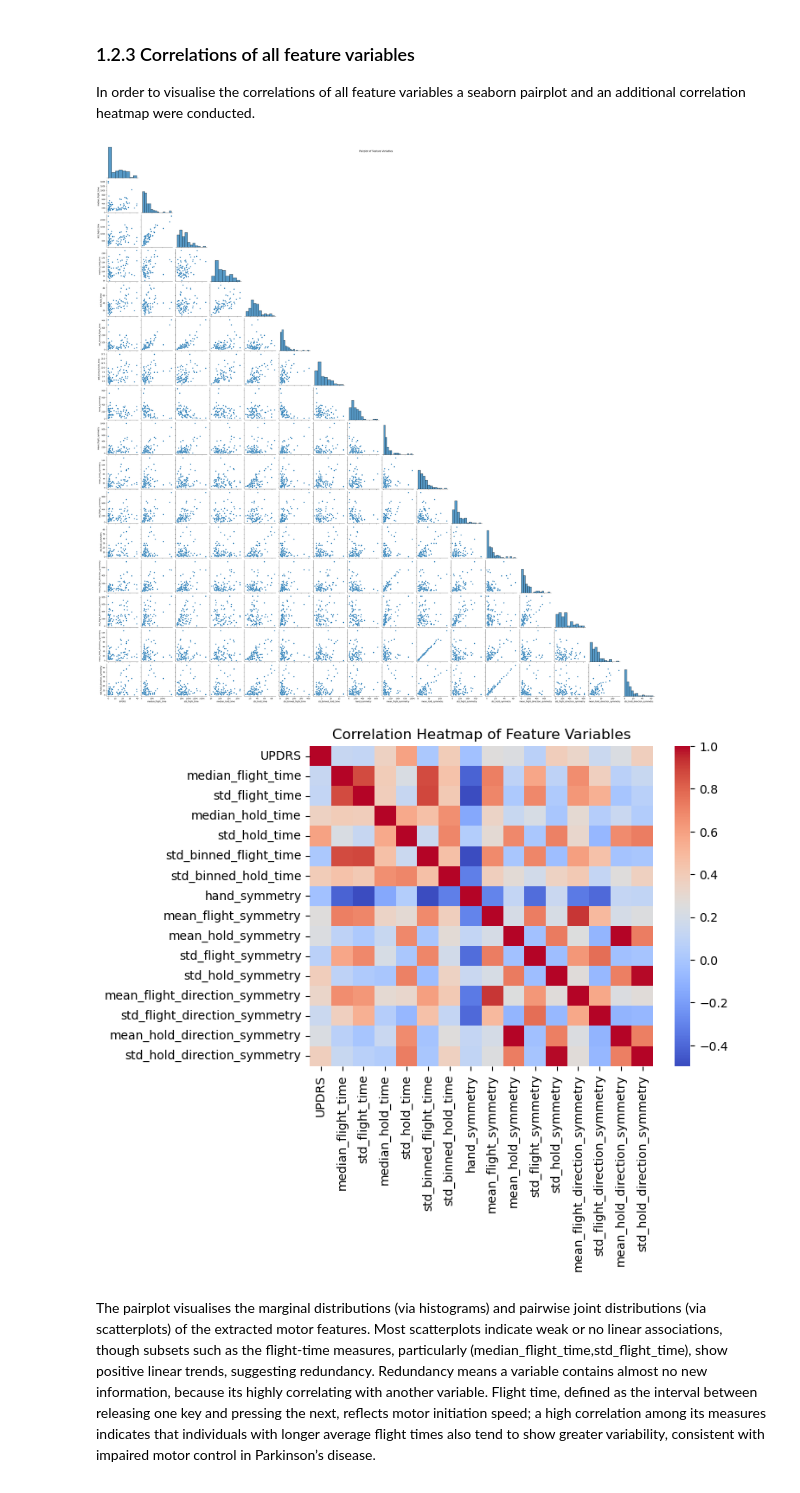
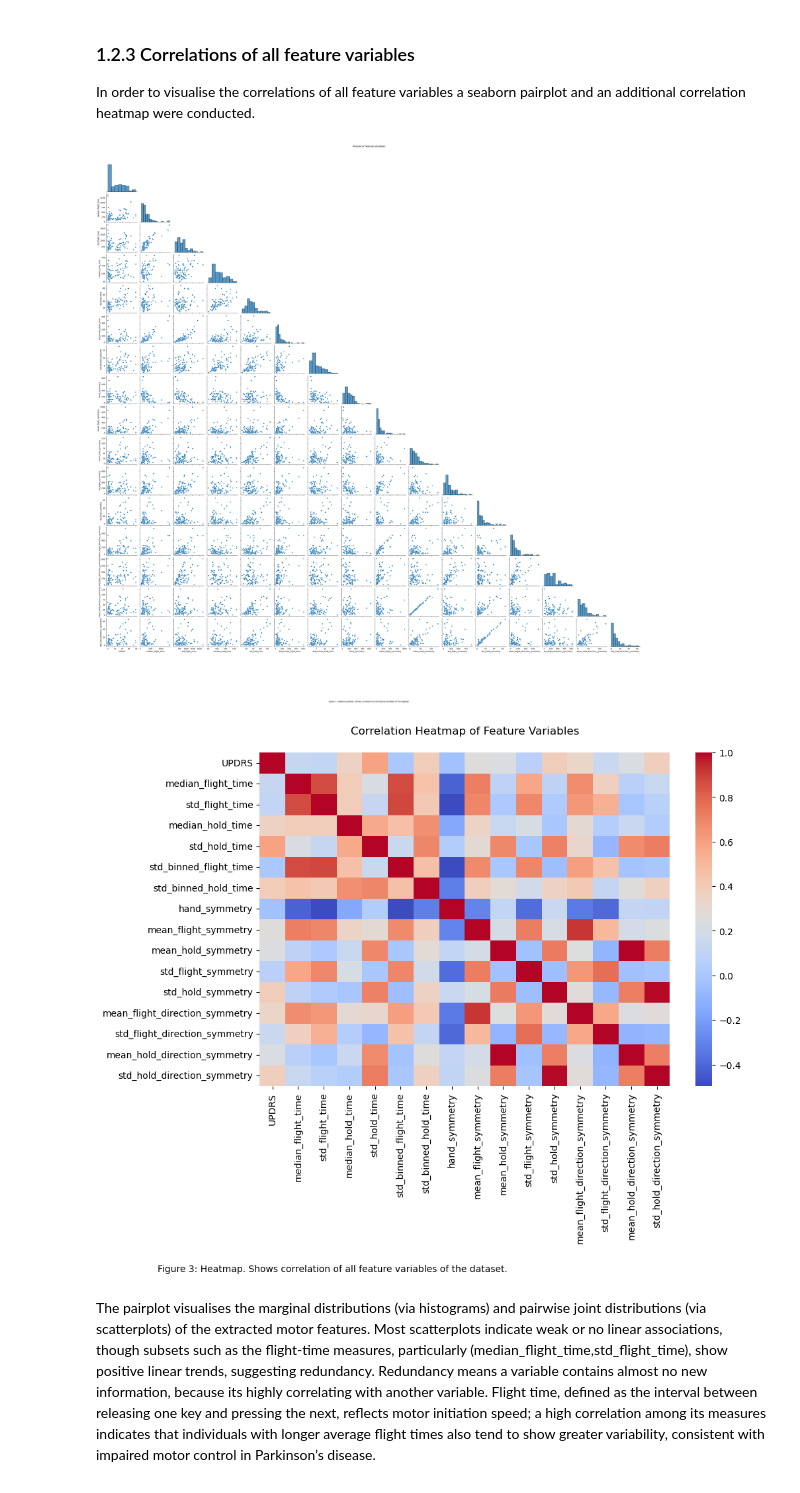
Before and after one commit to Chair2805/datenanalyse-gruppenprojekt, a Jupyter notebook: data science course work_new.ipynb, the cells around one changed output. Saved outputs shown, nothing was run; the diff lists cells and outputs as text; code cells hidden in the pictures.

```diff
--- a/data science course work_new.ipynb
+++ b/data science course work_new.ipynb
@@ -140,20 +193,49 @@ In order to visualise the correlations of all feature variables a seaborn pairpl
 features_only_df = df_features.drop(columns=['ID', 'Parkinsons'])   # drop non-feature columns
 
 # Pairplot: visualizes pairwise relationships between features
-sns.pairplot(features_only_df, corner=True)
-plt.suptitle('Pairplot of Feature Variables')
+pairplot = sns.pairplot(features_only_df, corner=True)
+# set titel
+pairplot.fig.suptitle("Pairplot of Feature Variables", y=1.02)
+
+# room underneath plot
+pairplot.fig.subplots_adjust(bottom=0.12)
+
+# Figure caption
+pairplot.fig.text(
+    0.5, 0.02,
+    "Figure 2: Seaborn pairplot. Shows correlation of all feature variables of the dataset.",
+    ha="center", fontsize=10
+)
+
 plt.show()
 # %% [output]
-[figure, old version]
+[figure, new version]
 # %%
 # to get a better overview: Correlation heatmap
 
-corr = features_only_df.corr()                # Computes the Pearson correlation coefficient between all pairs
-sns.heatmap(corr, cmap='coolwarm')            # Color-coded correlation strength
-plt.title('Correlation Heatmap of Feature Variables')
+# Computes the Pearson correlation coefficient between all pairs
+corr = features_only_df.corr()
+
+# heatmap; Color-coded correlation strength
+fig, ax = plt.subplots(figsize=(10, 8))
+sns.heatmap(corr, cmap='coolwarm', ax=ax)
+
+# titel
+ax.set_title("Correlation Heatmap of Feature Variables", pad=20)
+
+# makes space underneath
+fig.subplots_adjust(bottom=0.25)
+
+# Caption
+fig.text(
+    0.5, -0.1,
+    "Figure 3: Heatmap. Shows correlation of all feature variables of the dataset.",
+    ha="right", fontsize=10
+)
+
 plt.show()
 # %% [output]
-[figure, old version]
+[figure, new version]
 # %% [markdown]
 The pairplot visualises the marginal distributions (via histograms) and pairwise joint distributions (via scatterplots) of the extracted motor features. Most scatterplots indicate weak or no linear associations, though subsets such as the flight-time measures, particularly
 (median_flight_time,std_flight_time), show positive linear trends, suggesting redundancy. Redundancy means a variable contains almost no new information, because its highly correlating with another variable.
```
Also changed, not shown: parts of 11 cells of this notebook.
